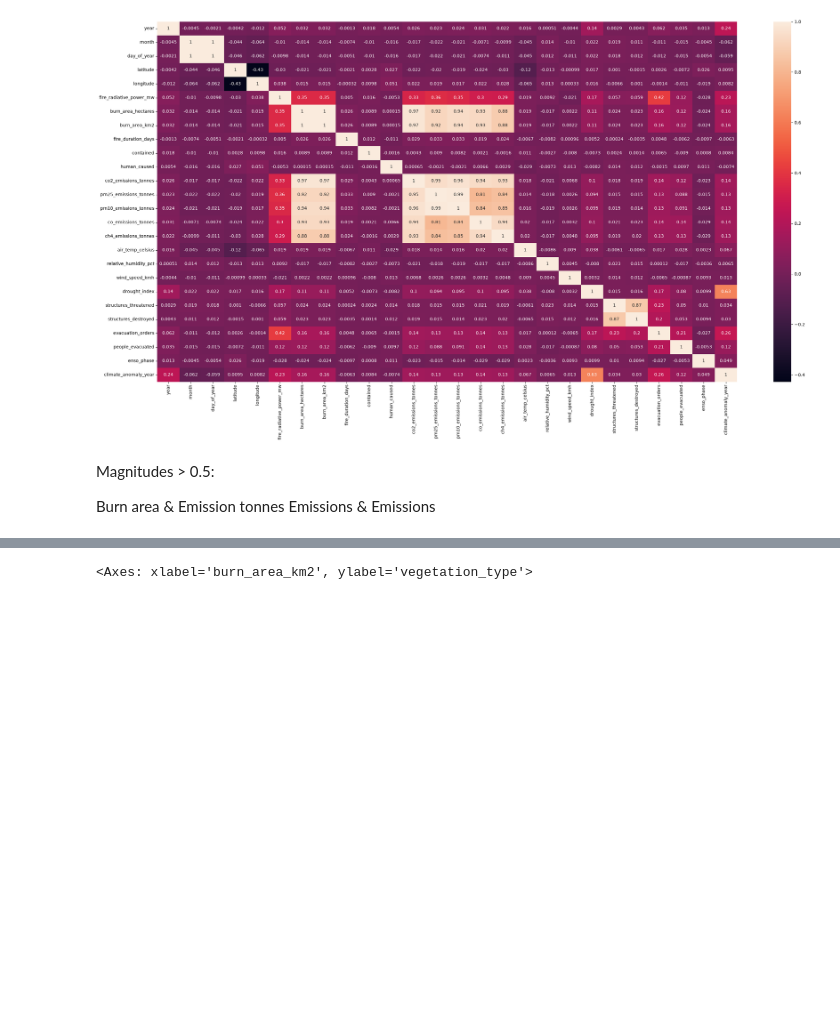
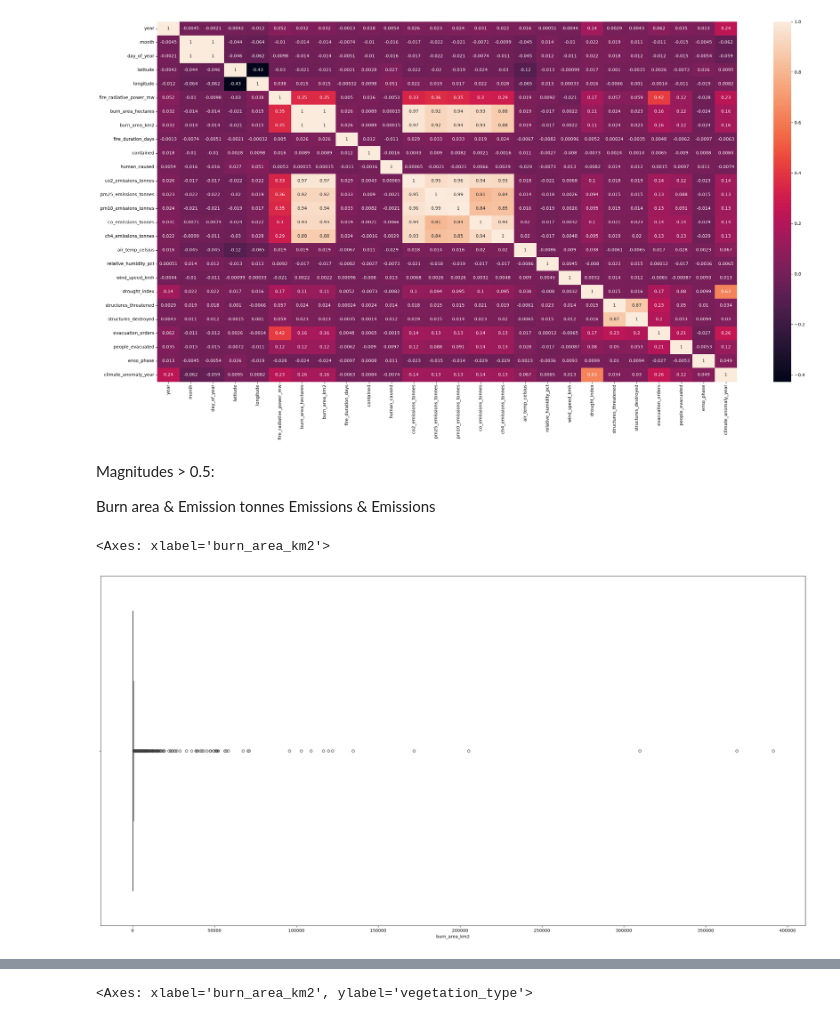
Before and after one commit to EdKinge/Wildfire-ML-Project, a Jupyter notebook: co2_prediction.ipynb, the cells around one changed output, grey strips where cells are left out. Cells and saved outputs as stored; diff of their text form; code cells hidden in the pictures; blank space fills up the shorter version.

Commit message:
Analysing burn area

```diff
--- a/co2_prediction.ipynb
+++ b/co2_prediction.ipynb
@@ -39,3 +40,9 @@ Magnitudes > 0.5:
 
 Burn area & Emission tonnes
 Emissions & Emissions
+# %%
+plt.figure(figsize=(30,15))
+sns.boxplot(x=df["burn_area_km2"])
+# %% [output]
+<Axes: xlabel='burn_area_km2'>
+[figure, added]
```
Also changed, not shown: parts of 5 cells of this notebook.
